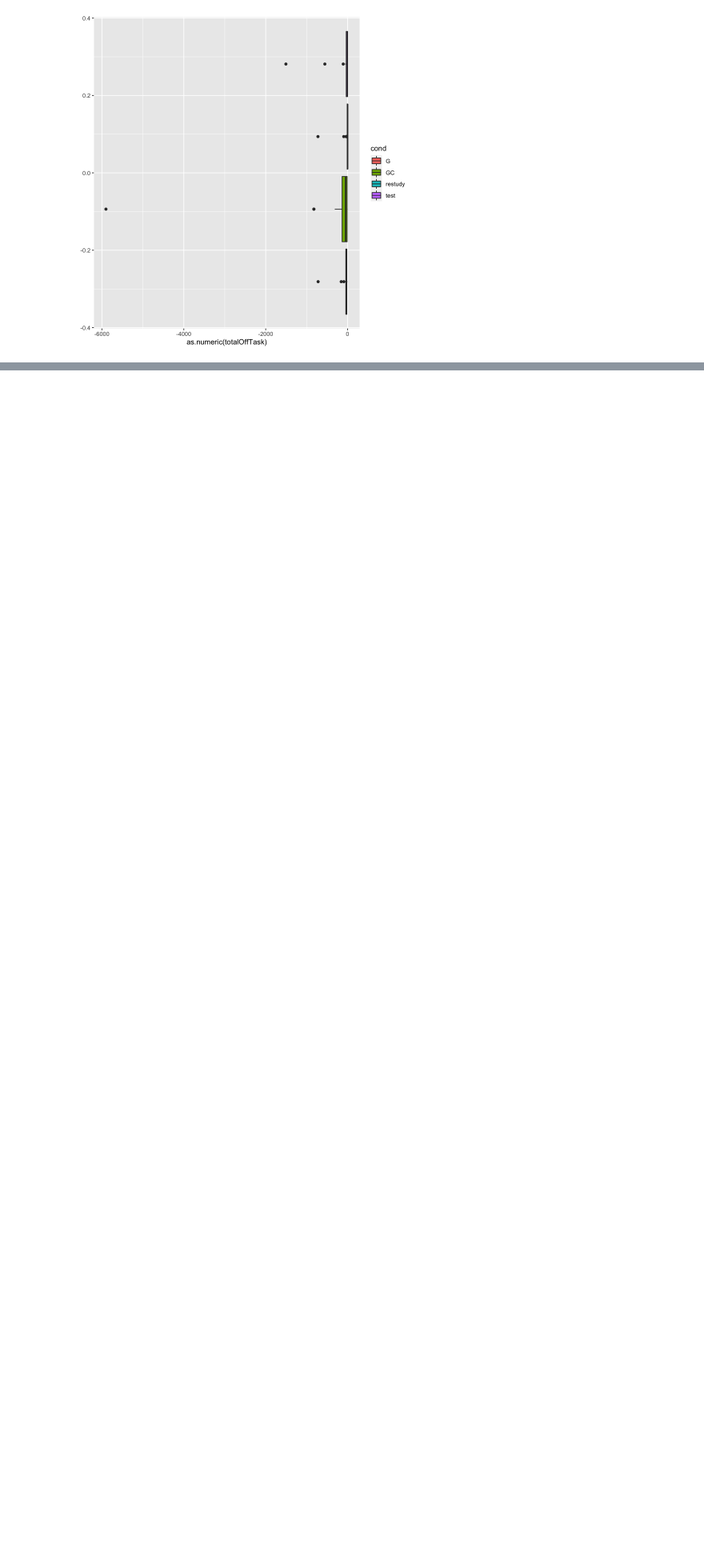
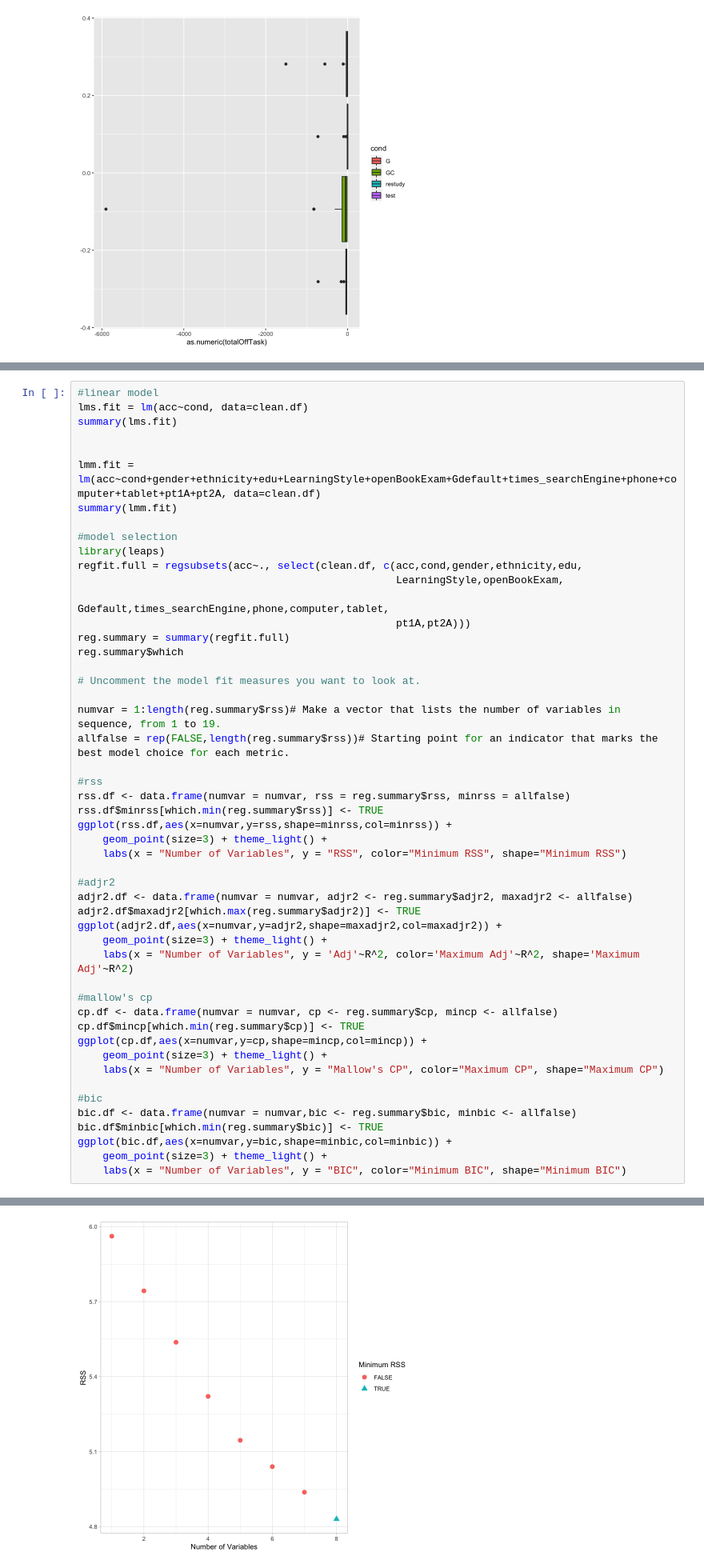
Before and after one commit to yuqialicez/Zhou_DSPN_S22, a Jupyter notebook: ZHOU_DSPN_S22_FinalProject.ipynb, the cells around one changed output, grey strips where cells are left out. Shown at 80% size. Drawn from its saved outputs; the diff is of its cells as text; blank space fills up the shorter version.

```diff
--- a/ZHOU_DSPN_S22_FinalProject.ipynb
+++ b/ZHOU_DSPN_S22_FinalProject.ipynb
@@ -474,0 +459,51 @@ mean of x mean of y
+# %%
+#linear model
+lms.fit = lm(acc~cond, data=clean.df)
+summary(lms.fit)
+
+
+lmm.fit = lm(acc~cond+gender+ethnicity+edu+LearningStyle+openBookExam+Gdefault+times_searchEngine+phone+computer+tablet+pt1A+pt2A, data=clean.df)
+summary(lmm.fit)
+
+#model selection
+library(leaps)
+regfit.full = regsubsets(acc~., select(clean.df, c(acc,cond,gender,ethnicity,edu,
+                                                   LearningStyle,openBookExam,
+                                                   Gdefault,times_searchEngine,phone,computer,tablet,
+                                                   pt1A,pt2A)))
+reg.summary = summary(regfit.full)
+reg.summary$which
+
+# Uncomment the model fit measures you want to look at.
+
+numvar = 1:length(reg.summary$rss)# Make a vector that lists the number of variables in sequence, from 1 to 19.
+allfalse = rep(FALSE,length(reg.summary$rss))# Starting point for an indicator that marks the best model choice for each metric.
+
+#rss
+rss.df <- data.frame(numvar = numvar, rss = reg.summary$rss, minrss = allfalse)
+rss.df$minrss[which.min(reg.summary$rss)] <- TRUE
+ggplot(rss.df,aes(x=numvar,y=rss,shape=minrss,col=minrss)) +
+    geom_point(size=3) + theme_light() +
+    labs(x = "Number of Variables", y = "RSS", color="Minimum RSS", shape="Minimum RSS")
+
+#adjr2
+adjr2.df <- data.frame(numvar = numvar, adjr2 <- reg.summary$adjr2, maxadjr2 <- allfalse)
+adjr2.df$maxadjr2[which.max(reg.summary$adjr2)] <- TRUE
+ggplot(adjr2.df,aes(x=numvar,y=adjr2,shape=maxadjr2,col=maxadjr2)) +
+    geom_point(size=3) + theme_light() +
+    labs(x = "Number of Variables", y = 'Adj'~R^2, color='Maximum Adj'~R^2, shape='Maximum Adj'~R^2)
+
+#mallow's cp
+cp.df <- data.frame(numvar = numvar, cp <- reg.summary$cp, mincp <- allfalse)
+cp.df$mincp[which.min(reg.summary$cp)] <- TRUE
+ggplot(cp.df,aes(x=numvar,y=cp,shape=mincp,col=mincp)) +
+    geom_point(size=3) + theme_light() +
+    labs(x = "Number of Variables", y = "Mallow's CP", color="Maximum CP", shape="Maximum CP")
+
+#bic
+bic.df <- data.frame(numvar = numvar,bic <- reg.summary$bic, minbic <- allfalse)
+bic.df$minbic[which.min(reg.summary$bic)] <- TRUE
+ggplot(bic.df,aes(x=numvar,y=bic,shape=minbic,col=minbic)) +
+    geom_point(size=3) + theme_light() +
+    labs(x = "Number of Variables", y = "BIC", color="Minimum BIC", shape="Minimum BIC")
+# %% [output]
@@ -474,0 +556 @@ mean of x mean of y
+[figure, added]
```
Also changed, not shown: parts of 4 cells of this notebook.
